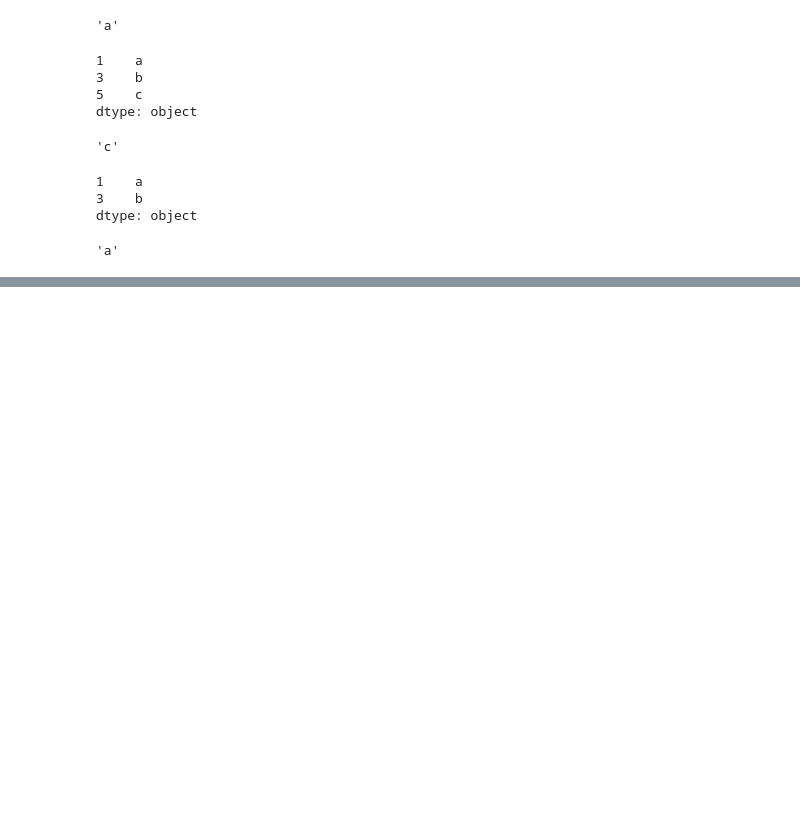
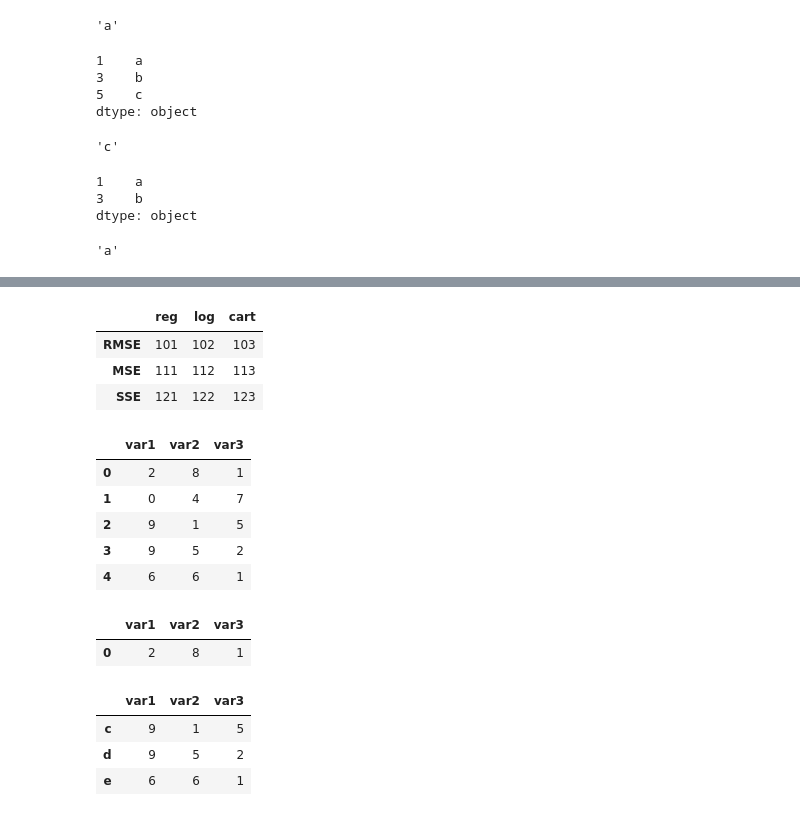
Before and after one commit to bevirgen/Data-Science---Artificial-Intelligence, a Jupyter notebook: 1. Python/2. Dr. M. Vahit Keskin/3. Pandas Basics/pandas_basics.ipynb, the cells around one changed output, grey strips where cells are left out. Saved outputs shown, nothing was run; the diff lists cells and outputs as text; code cells hidden in the pictures; blank space fills up the shorter version.

```diff
--- a/1. Python/2. Dr. M. Vahit Keskin/3. Pandas Basics/pandas_basics.ipynb
+++ b/1. Python/2. Dr. M. Vahit Keskin/3. Pandas Basics/pandas_basics.ipynb
@@ -238,0 +359,25 @@ data.iloc[0] # positional indexing, iloc , catch by resetting index
+# %%
+pd.DataFrame(dict_)
+# %% [output]
+|  | reg | log | cart |
+| RMSE | 101 | 102 | 103 |
+| MSE | 111 | 112 | 113 |
+| SSE | 121 | 122 | 123 |
+# %%
+s1 = np.random.randint(10,size=5)
+s2 = np.random.randint(10,size=5)
+s3 = np.random.randint(10,size=5)
+df = pd.DataFrame({'var1':s1,'var2':s2,'var3':s3})
+df
+# %% [output]
+|  | var1 | var2 | var3 |
+| 0 | 2 | 8 | 1 |
+| 1 | 0 | 4 | 7 |
+| 2 | 9 | 1 | 5 |
+| 3 | 9 | 5 | 2 |
+| 4 | 6 | 6 | 1 |
+# %%
+df[0:1]
+# %% [output]
+|  | var1 | var2 | var3 |
+| 0 | 2 | 8 | 1 |
@@ -238,0 +386,7 @@ data.iloc[0] # positional indexing, iloc , catch by resetting index
+# %%
+df['c':'e']
+# %% [output]
+|  | var1 | var2 | var3 |
+| c | 9 | 1 | 5 |
+| d | 9 | 5 | 2 |
+| e | 6 | 6 | 1 |
```
Also changed, not shown: parts of 38 cells of this notebook.
